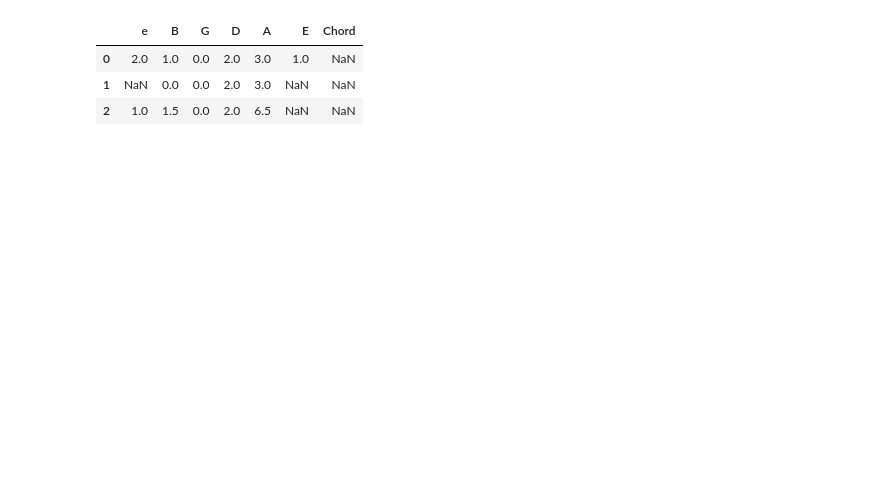
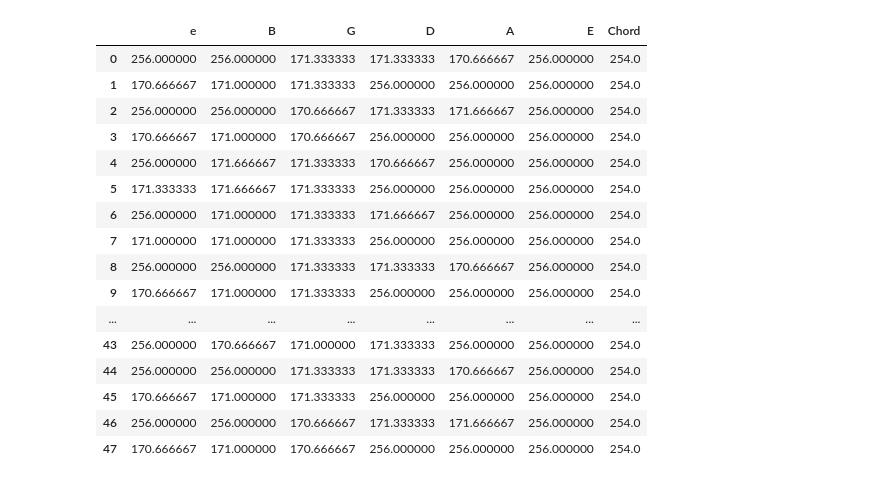
Before and after one commit to Iambob4ever/Machine-Learning-Term-Project, a Jupyter notebook: Untitled.ipynb, the cells around one changed output. Cells and saved outputs as stored; diff of their text form; code cells hidden in the pictures; blank space fills up the shorter version.

Commit message:
Begin the data pipeline to predict values.
currently doesn't work

```diff
--- a/Untitled.ipynb
+++ b/Untitled.ipynb
@@ -46,24 +46,42 @@ def load_tab_data(dataset):
     return pd.read_csv(csv_path)
 # %%
 #Takes inputed dataset and averages each 4 seqeunces into a dataframe, then returns the averaged seqeunce dataframe
-def sequence_data(Tab):
-    size = Tab.shape[0]
+def sequence_data(Dab):
+    size = Dab.shape[0]
     size = int((size)/4)
     x=int(0)
     i=int(0)
     for x in range(0, size):
         #Averages and rounds 4 rows by coloum
-        Tab.loc[x] = Tab[i:(i+3)].mean()
+        #This line of code is garbage - .mean fails if the first 3 values of the sequence are NaN
+        #Will investigate later current Tab doesn't have such an arrangement
+        Dab.loc[x] = Dab[i:(i+3)].mean()
         i = i+4
-    return Tab.loc[0:x]
+    return Dab.loc[0:x]
 # %%
 Tab = load_tab_data("Training set.csv")
 Chord_Database = load_tab_data("Chords.csv")
+testdata = load_tab_data("Dataset.csv")
-# %%
-Tabdata = sequence_data(Tab)
-Tabdata.head(7)
-# %% [output]
-|  | e | B | G | D | A | E | Chord |
-| 0 | 2.0 | 1.0 | 0.0 | 2.0 | 3.0 | 1.0 | NaN |
-| 1 | NaN | 0.0 | 0.0 | 2.0 | 3.0 | NaN | NaN |
-| 2 | 1.0 | 1.5 | 0.0 | 2.0 | 6.5 | NaN | NaN |
+# %%
+Tabdata = sequence_data(Tab)
+testdata = sequence_data(testdata)
+Tabdata.fillna(254)
+testdata.fillna(254)
+# %% [output]
+|  | e | B | G | D | A | E | Chord |
+| 0 | 256.000000 | 256.000000 | 171.333333 | 171.333333 | 170.666667 | 256.000000 | 254.0 |
+| 1 | 170.666667 | 171.000000 | 171.333333 | 256.000000 | 256.000000 | 256.000000 | 254.0 |
+| 2 | 256.000000 | 256.000000 | 170.666667 | 171.333333 | 171.666667 | 256.000000 | 254.0 |
+| 3 | 170.666667 | 171.000000 | 170.666667 | 256.000000 | 256.000000 | 256.000000 | 254.0 |
+| 4 | 256.000000 | 171.666667 | 171.333333 | 170.666667 | 256.000000 | 256.000000 | 254.0 |
+| 5 | 171.333333 | 171.666667 | 171.333333 | 256.000000 | 256.000000 | 256.000000 | 254.0 |
+| 6 | 256.000000 | 171.000000 | 171.333333 | 171.666667 | 256.000000 | 256.000000 | 254.0 |
+| 7 | 171.000000 | 171.000000 | 171.333333 | 256.000000 | 256.000000 | 256.000000 | 254.0 |
+| 8 | 256.000000 | 256.000000 | 171.333333 | 171.333333 | 170.666667 | 256.000000 | 254.0 |
+| 9 | 170.666667 | 171.000000 | 171.333333 | 256.000000 | 256.000000 | 256.000000 | 254.0 |
+| ... | ... | ... | ... | ... | ... | ... | ... |
+| 43 | 256.000000 | 170.666667 | 171.000000 | 171.333333 | 256.000000 | 256.000000 | 254.0 |
+| 44 | 256.000000 | 256.000000 | 171.333333 | 171.333333 | 170.666667 | 256.000000 | 254.0 |
+| 45 | 170.666667 | 171.000000 | 171.333333 | 256.000000 | 256.000000 | 256.000000 | 254.0 |
+| 46 | 256.000000 | 256.000000 | 170.666667 | 171.333333 | 171.666667 | 256.000000 | 254.0 |
+| 47 | 170.666667 | 171.000000 | 170.666667 | 256.000000 | 256.000000 | 256.000000 | 254.0 |
```
Also changed, not shown: parts of 6 cells of this notebook, 3 other files.
